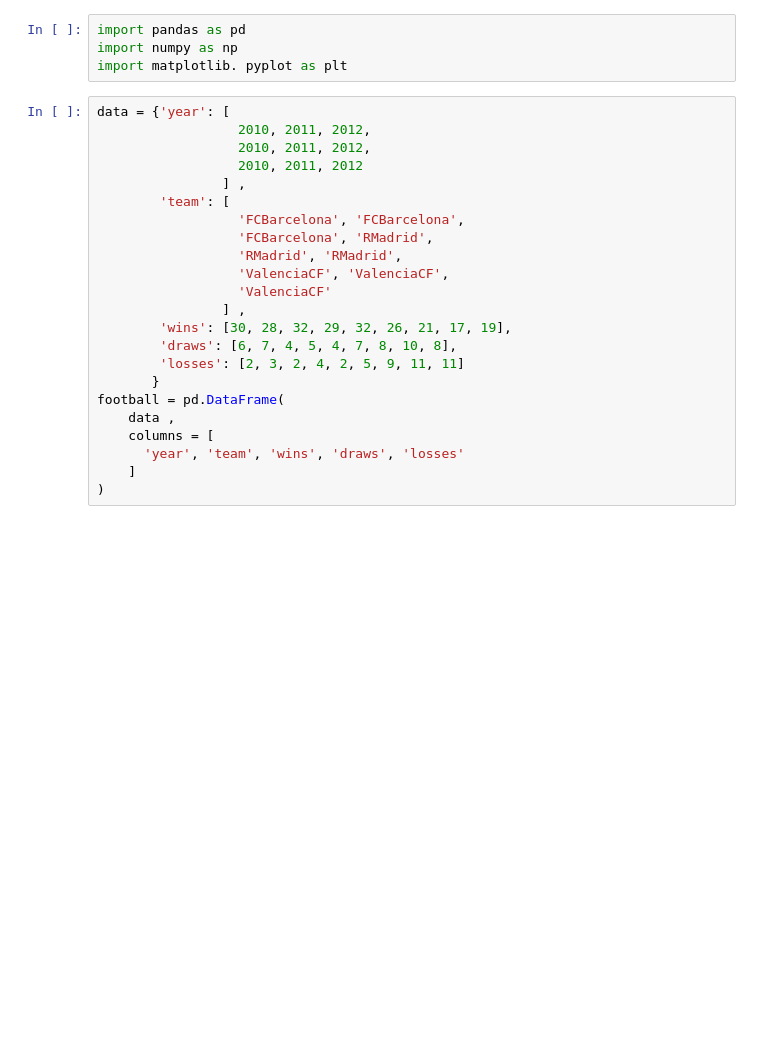
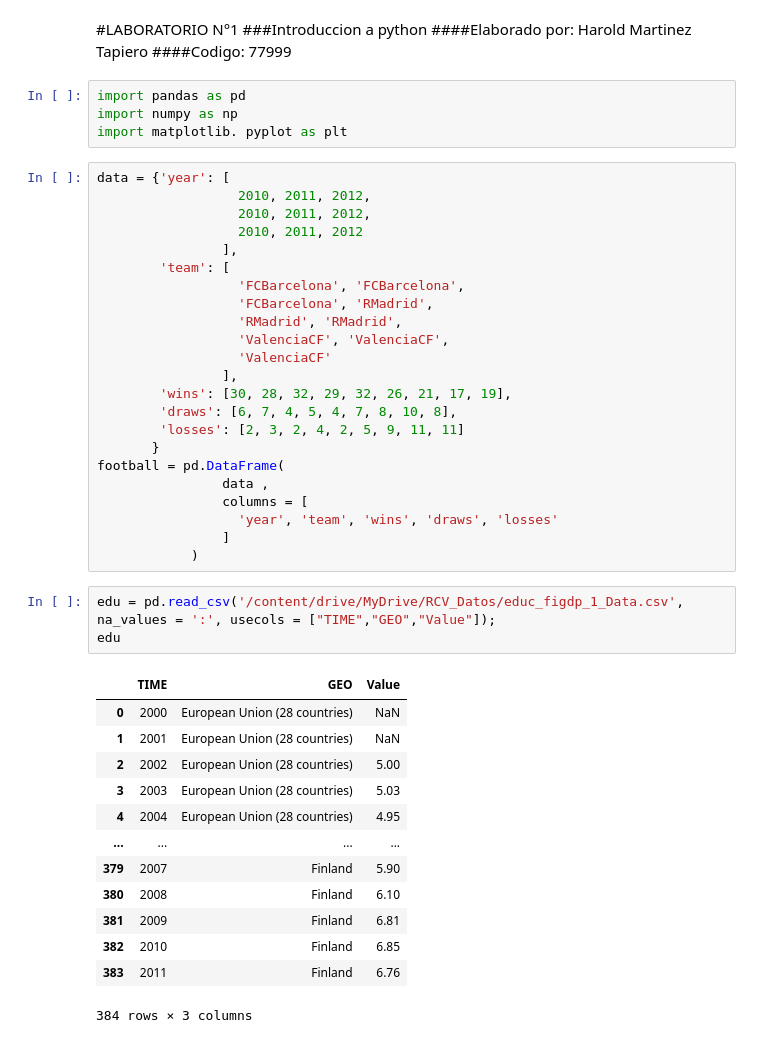
Before and after one commit to HaroldMT28/SeminarioBigData, a Jupyter notebook: Laboratorio1.ipynb, the cells around one changed output. Drawn from its saved outputs; the diff is of its cells as text; blank space fills up the shorter version.

```diff
--- a/Laboratorio1.ipynb
+++ b/Laboratorio1.ipynb
@@ -1,5 +1,10 @@
 # %% [markdown]
 <a href="https://colab.research.google.com/github/HaroldMT28/SeminarioBigData/blob/main/Laboratorio1.ipynb" target="_parent"><img src="https://colab.research.google.com/assets/colab-badge.svg" alt="Open In Colab"/></a>
+# %% [markdown]
+#LABORATORIO N°1
+###Introduccion a python
+####Elaborado por: Harold Martinez Tapiero
+####Codigo: 77999
 # %%
 import pandas as pd
 import numpy as np
@@ -9,21 +14,38 @@ data = {'year': [
                   2010, 2011, 2012,
                   2010, 2011, 2012,
                   2010, 2011, 2012
-                ] ,
+                ],
         'team': [
                   'FCBarcelona', 'FCBarcelona',
                   'FCBarcelona', 'RMadrid',
                   'RMadrid', 'RMadrid',
                   'ValenciaCF', 'ValenciaCF',
                   'ValenciaCF'
-                ] ,
+                ],
         'wins': [30, 28, 32, 29, 32, 26, 21, 17, 19],
         'draws': [6, 7, 4, 5, 4, 7, 8, 10, 8],
         'losses': [2, 3, 2, 4, 2, 5, 9, 11, 11]
        }
 football = pd.DataFrame(
-    data ,
-    columns = [
-      'year', 'team', 'wins', 'draws', 'losses'
-    ]
-)
+                data ,
+                columns = [
+                  'year', 'team', 'wins', 'draws', 'losses'
+                ]
+            )
+# %%
+edu = pd.read_csv('/content/drive/MyDrive/RCV_Datos/educ_figdp_1_Data.csv', na_values = ':', usecols = ["TIME","GEO","Value"]);
+edu
+# %% [output]
+|  | TIME | GEO | Value |
+| 0 | 2000 | European Union (28 countries) | NaN |
+| 1 | 2001 | European Union (28 countries) | NaN |
+| 2 | 2002 | European Union (28 countries) | 5.00 |
+| 3 | 2003 | European Union (28 countries) | 5.03 |
+| 4 | 2004 | European Union (28 countries) | 4.95 |
+| ... | ... | ... | ... |
+| 379 | 2007 | Finland | 5.90 |
+| 380 | 2008 | Finland | 6.10 |
+| 381 | 2009 | Finland | 6.81 |
+| 382 | 2010 | Finland | 6.85 |
+| 383 | 2011 | Finland | 6.76 |
+384 rows × 3 columns
```
Also changed, not shown: parts of 29 cells of this notebook.
